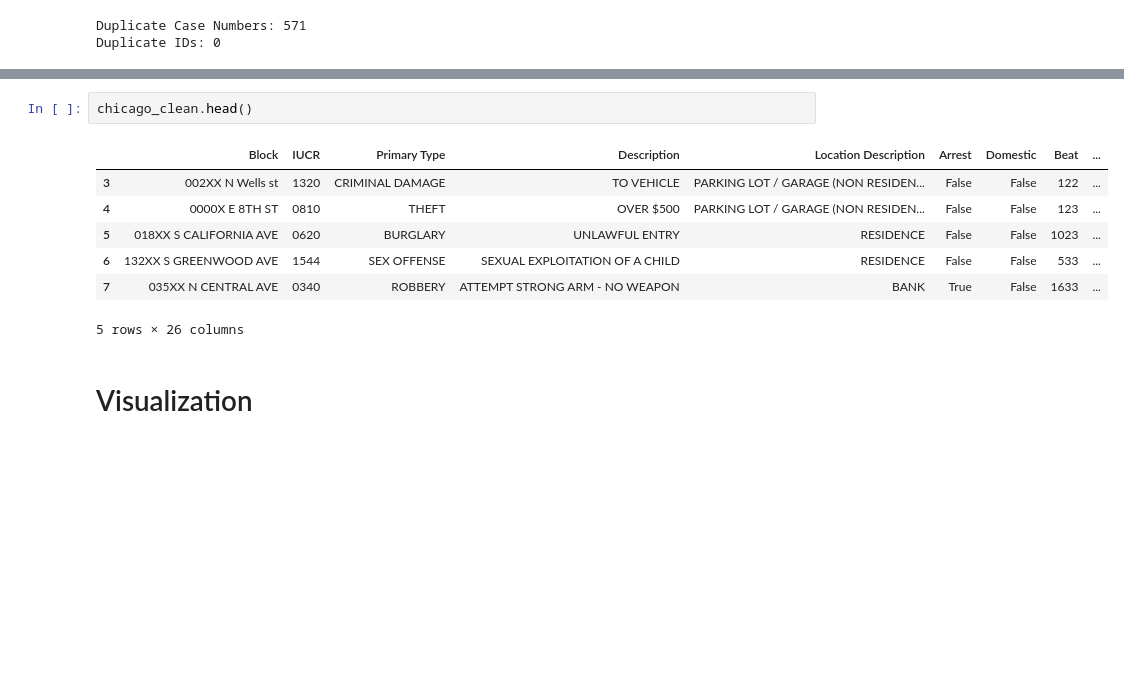
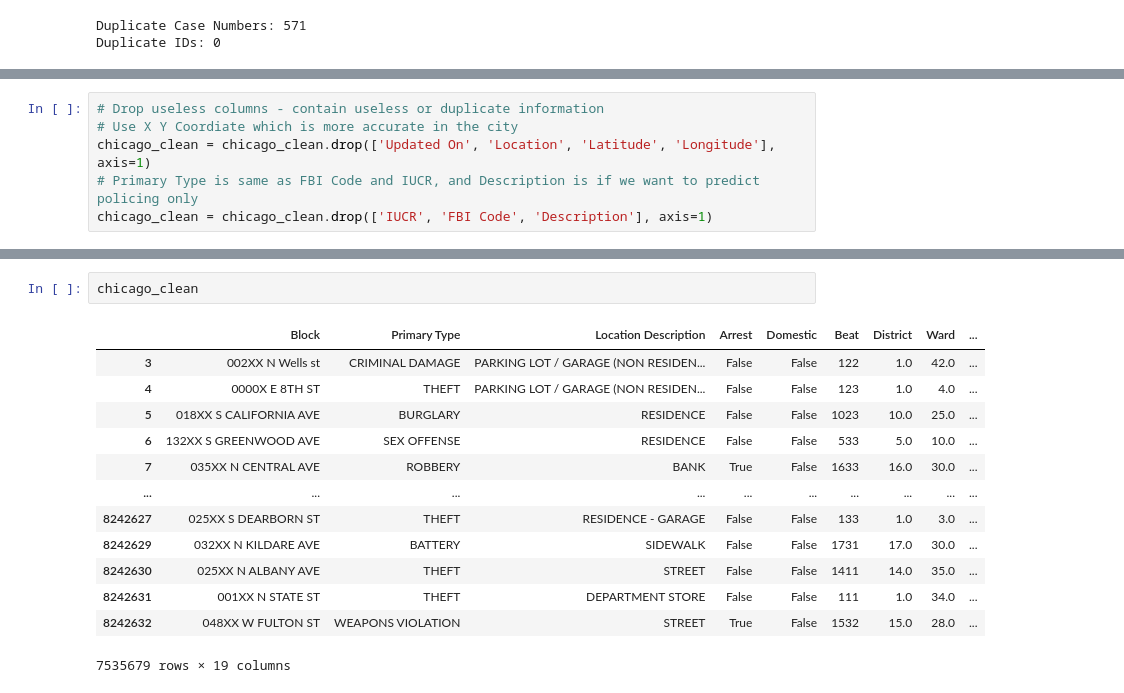
Before and after one commit to liuyc18/pred-pol, a Jupyter notebook: src/preprocessing.ipynb, the cells around one changed output, grey strips where cells are left out. Cells and saved outputs as stored; diff of their text form; blank space fills up the shorter version.

Commit message:
further cleaning

```diff
--- a/src/preprocessing.ipynb
+++ b/src/preprocessing.ipynb
@@ -161,0 +226,6 @@ Duplicate IDs: 0
+# %%
+# Drop useless columns - contain useless or duplicate information
+# Use X Y Coordiate which is more accurate in the city
+chicago_clean = chicago_clean.drop(['Updated On', 'Location', 'Latitude', 'Longitude'], axis=1)
+# Primary Type is same as FBI Code and IUCR, and Description is if we want to predict policing only
+chicago_clean = chicago_clean.drop(['IUCR', 'FBI Code', 'Description'], axis=1)
@@ -181,12 +260,16 @@ chicago_clean = chicago_clean.drop('Date', axis=1)
 # %%
-chicago_clean.head()
+chicago_clean
 # %% [output]
-|  | Block | IUCR | Primary Type | Description | Location Description | Arrest | Domestic | Beat | ... |
-| 3 | 002XX N Wells st | 1320 | CRIMINAL DAMAGE | TO VEHICLE | PARKING LOT / GARAGE (NON RESIDEN... | False | False | 122 | ... |
-| 4 | 0000X E 8TH ST | 0810 | THEFT | OVER $500 | PARKING LOT / GARAGE (NON RESIDEN... | False | False | 123 | ... |
-| 5 | 018XX S CALIFORNIA AVE | 0620 | BURGLARY | UNLAWFUL ENTRY | RESIDENCE | False | False | 1023 | ... |
-| 6 | 132XX S GREENWOOD AVE | 1544 | SEX OFFENSE | SEXUAL EXPLOITATION OF A CHILD | RESIDENCE | False | False | 533 | ... |
-| 7 | 035XX N CENTRAL AVE | 0340 | ROBBERY | ATTEMPT STRONG ARM - NO WEAPON | BANK | True | False | 1633 | ... |
+|  | Block | Primary Type | Location Description | Arrest | Domestic | Beat | District | Ward | ... |
+| 3 | 002XX N Wells st | CRIMINAL DAMAGE | PARKING LOT / GARAGE (NON RESIDEN... | False | False | 122 | 1.0 | 42.0 | ... |
+| 4 | 0000X E 8TH ST | THEFT | PARKING LOT / GARAGE (NON RESIDEN... | False | False | 123 | 1.0 | 4.0 | ... |
+| 5 | 018XX S CALIFORNIA AVE | BURGLARY | RESIDENCE | False | False | 1023 | 10.0 | 25.0 | ... |
+| 6 | 132XX S GREENWOOD AVE | SEX OFFENSE | RESIDENCE | False | False | 533 | 5.0 | 10.0 | ... |
+| 7 | 035XX N CENTRAL AVE | ROBBERY | BANK | True | False | 1633 | 16.0 | 30.0 | ... |
+| ... | ... | ... | ... | ... | ... | ... | ... | ... | ... |
+| 8242627 | 025XX S DEARBORN ST | THEFT | RESIDENCE - GARAGE | False | False | 133 | 1.0 | 3.0 | ... |
+| 8242629 | 032XX N KILDARE AVE | BATTERY | SIDEWALK | False | False | 1731 | 17.0 | 30.0 | ... |
+| 8242630 | 025XX N ALBANY AVE | THEFT | STREET | False | False | 1411 | 14.0 | 35.0 | ... |
+| 8242631 | 001XX N STATE ST | THEFT | DEPARTMENT STORE | False | False | 111 | 1.0 | 34.0 | ... |
+| 8242632 | 048XX W FULTON ST | WEAPONS VIOLATION | STREET | True | False | 1532 | 15.0 | 28.0 | ... |
-5 rows × 26 columns
+7535679 rows × 19 columns
-# %% [markdown]
-# Visualization
```
Also changed, not shown: parts of 12 cells of this notebook, 2 other files.
